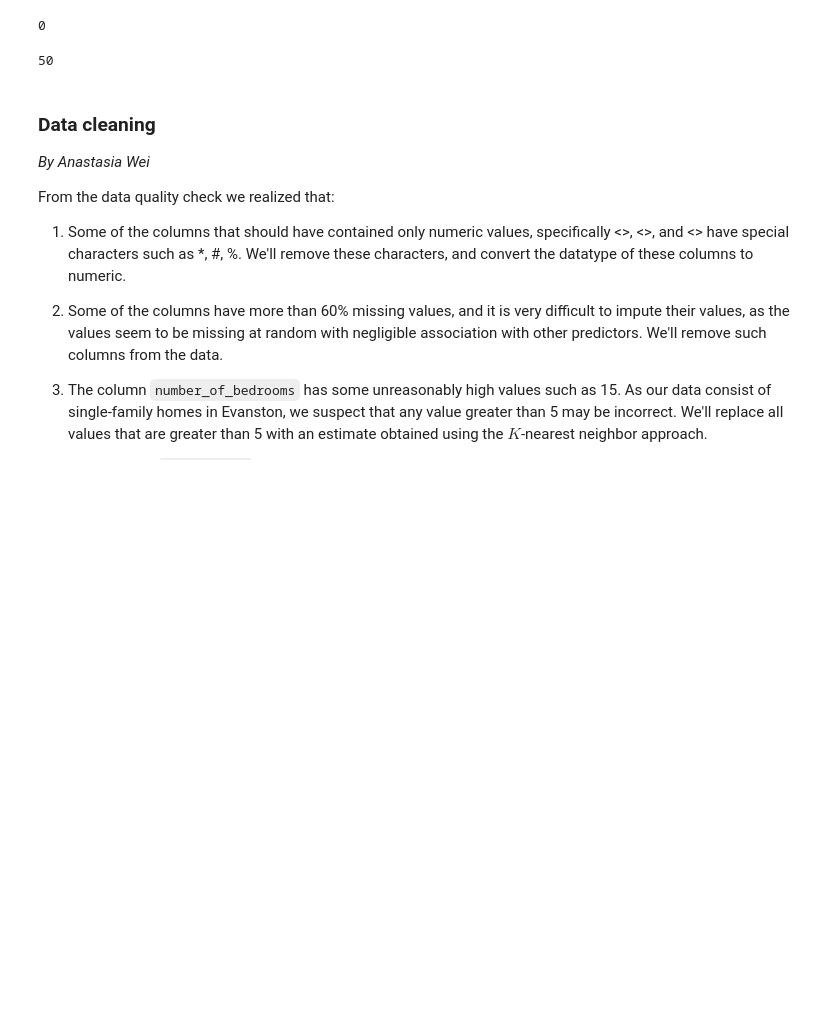
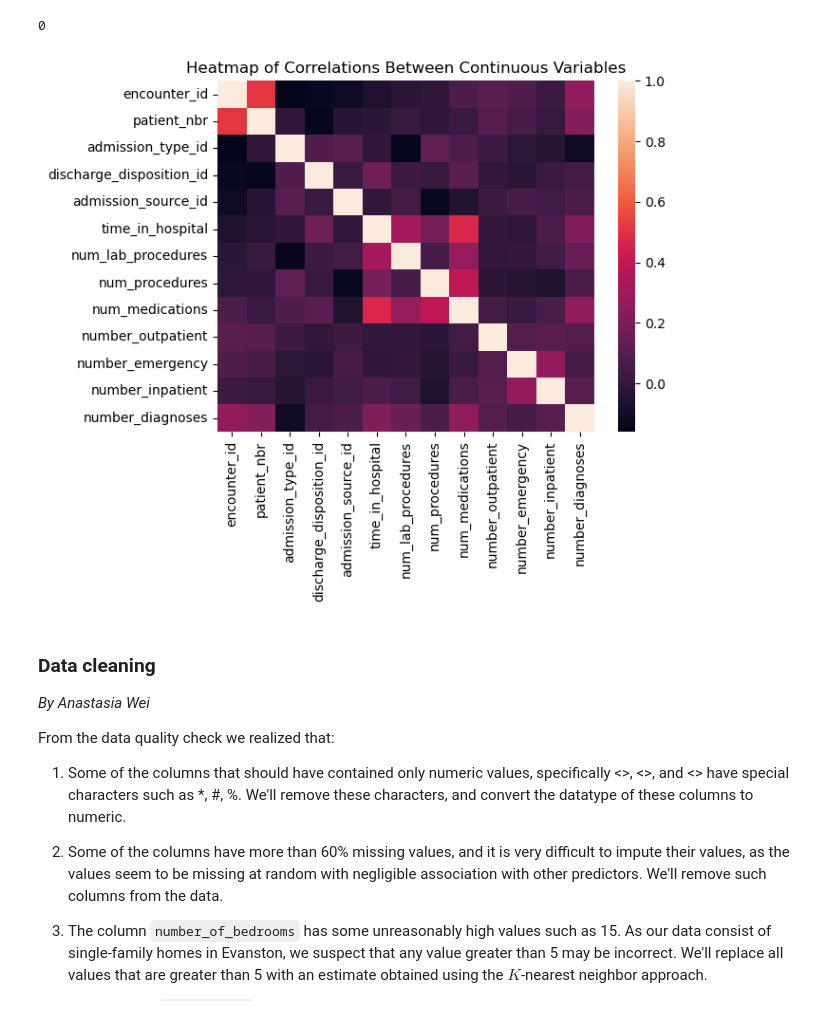
Before and after one commit to AnastasiaKWei/Saturn, a Jupyter notebook: Project Code Saturn.ipynb, the cells around one changed output. Cells and saved outputs as stored; diff of their text form; code cells hidden in the pictures; blank space fills up the shorter version.

```diff
--- a/Project Code Saturn.ipynb
+++ b/Project Code Saturn.ipynb
@@ -122,13 +122,12 @@ data.admission_type_id.isnull().sum() # No missing values
 # %%
 #...Association of the response with the predictors...#
 
-# Finding the number of columns in the dataset
-cols = data.columns
-len(cols) # 50 variables, readmitted is column 50
-
-# Creating a correlation matrix to find the association between the response and predictors
+# Creating a heatmap to visualize the association between the response and predictors
+sns.heatmap(data=data.corr())
+plt.title('Heatmap of Correlations Between Continuous Variables')
+plt.savefig("heatmap_continuous.png", dpi=300)
 # %% [output]
-50
+[figure, added]
 # %% [markdown]
 ### Data cleaning
 *By Anastasia Wei*
```
Also changed, not shown: parts of 18 cells of this notebook, 2 other files.
